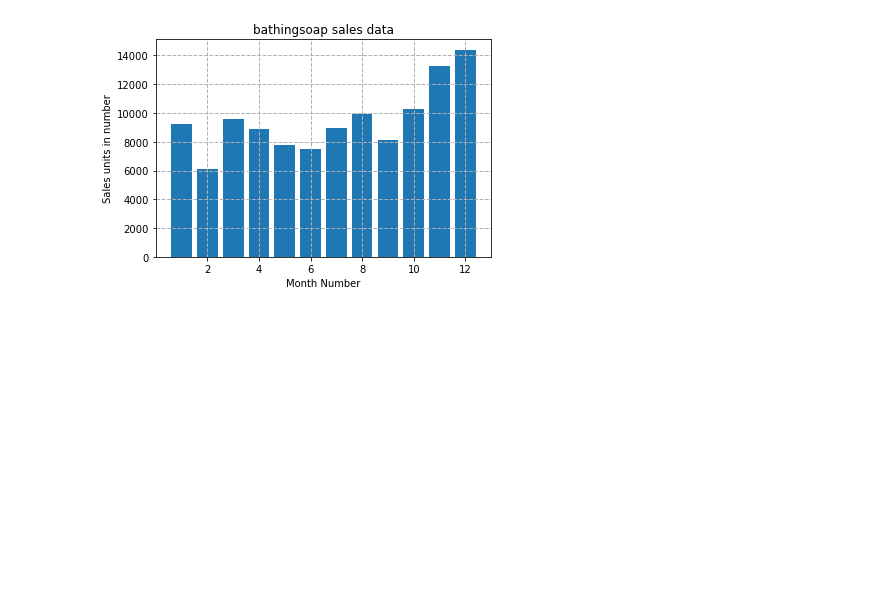
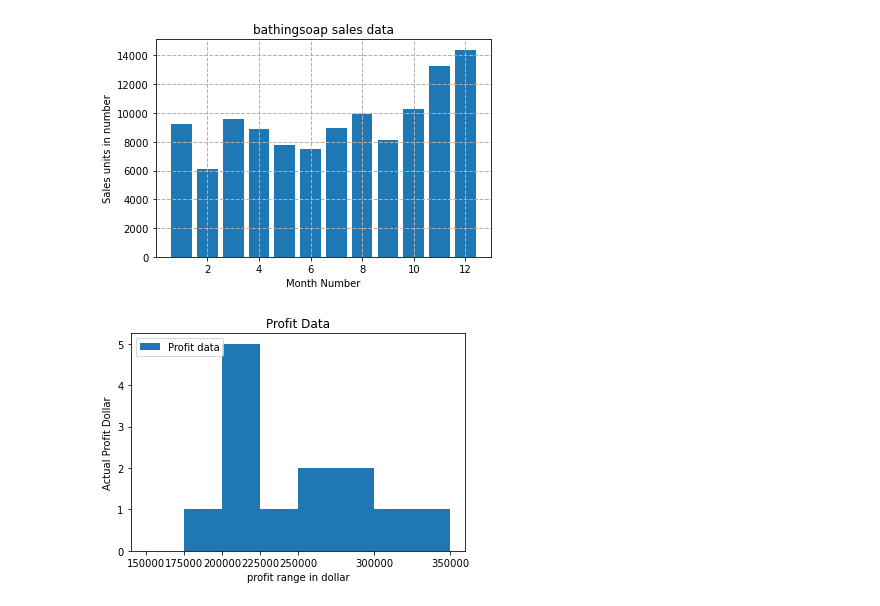
Before and after one commit to Jack1634/Data-Analysis, a Jupyter notebook: Example/data_visualization_practise.ipynb, the cells around one changed output. Drawn from its saved outputs; the diff is of its cells as text; code cells hidden in the pictures; blank space fills up the shorter version.

Commit message:
data_visualizatıon

```diff
--- a/Example/data_visualization_practise.ipynb
+++ b/Example/data_visualization_practise.ipynb
@@ -167,0 +170,15 @@ plt.show()
+# %%
+total_profit = df["total_profit"]
+
+profit_range = [150000, 175000, 200000, 225000, 250000, 300000, 350000]
+
+
+plt.hist( total_profit, profit_range, label="Profit data")
+plt.title("Profit Data")
+plt.xlabel("profit range in dollar")
+plt.ylabel("Actual Profit Dollar")
+plt.xticks(profit_range)
+plt.legend(loc=2)
+plt.show()
+# %% [output]
+[figure, added]
```
Also changed, not shown: parts of 1 cell of this notebook.
